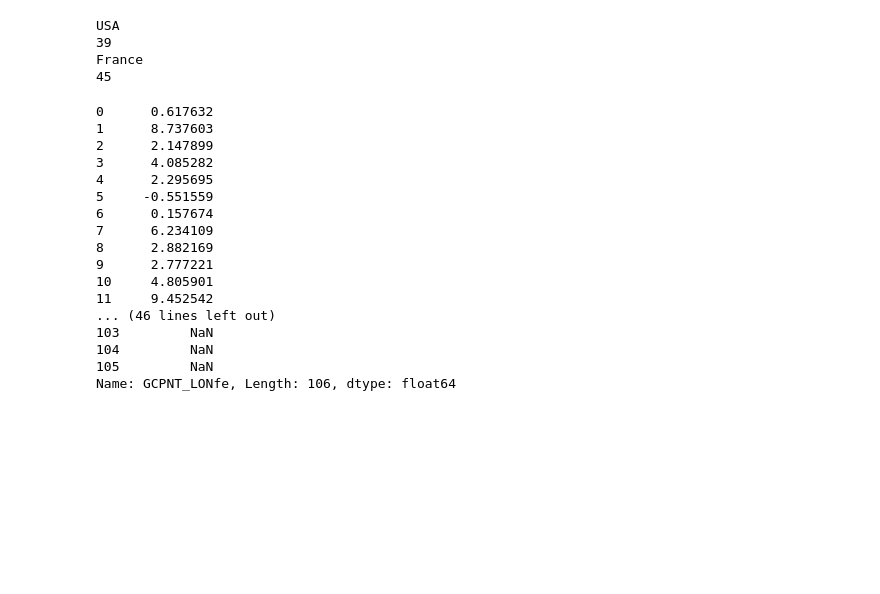
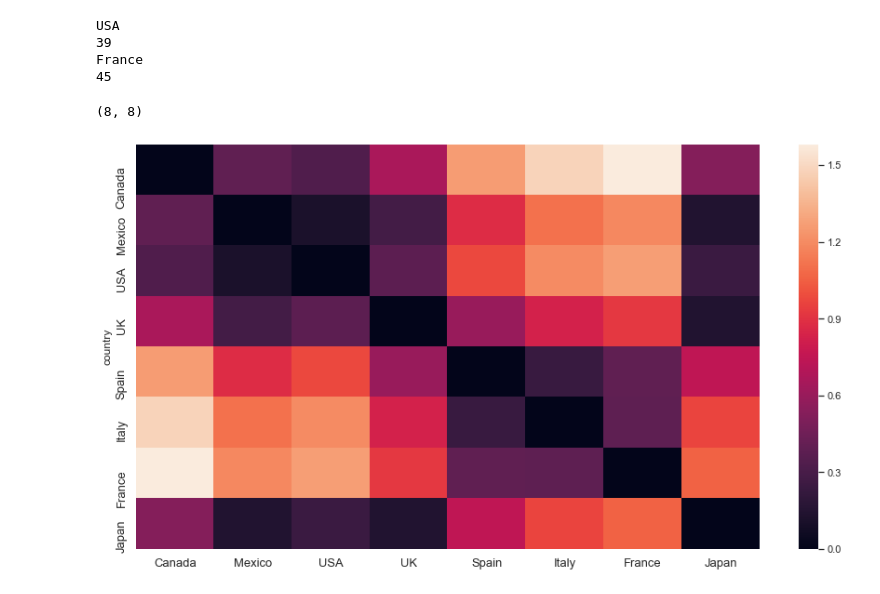
Before and after one commit to rmurcioUCL/RankDiversity, a Jupyter notebook: code/rankcities.ipynb, the cells around one changed output. Cells and saved outputs as stored; diff of their text form; code cells hidden in the pictures; blank space fills up the shorter version.

Commit message:
new rank and dist files

```diff
--- a/code/rankcities.ipynb
+++ b/code/rankcities.ipynb
@@ -333,23 +311,3 @@ USA
 39
 France
 45
-# %%
-df.iloc[:,47]
-# %% [output]
-0      0.617632
-1      8.737603
-2      2.147899
-3      4.085282
-4      2.295695
-5     -0.551559
-6      0.157674
-7      6.234109
-8      2.882169
-9      2.777221
-10     4.805901
-11     9.452542
-... (46 lines left out)
-103         NaN
-104         NaN
-105         NaN
-Name: GCPNT_LONfe, Length: 106, dtype: float64
@@ -357,0 +314,13 @@ df.to_csv(mpath + 'citySetcoords.csv')
+# %%
+df = pd.read_csv(mpath + 'distMatrixRank.csv',index_col='country')
+df.shape
+# %% [output]
+(8, 8)
+# %%
+import seaborn as sns; sns.set()
+fig = plt.figure(figsize=(15,8))
+ax = sns.heatmap(df)
+ax.tick_params(labelsize=13)
+fig.savefig(mpath+"distMatrixRank.png")
+# %% [output]
+[figure, added]
```
Also changed, not shown: parts of 6 cells of this notebook, 26 other files.
